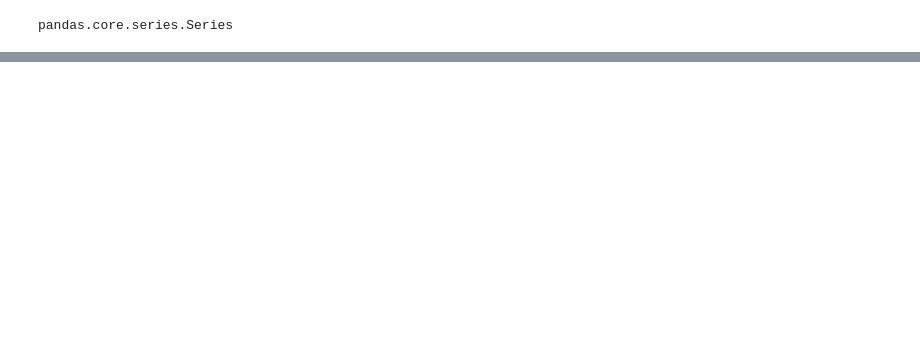
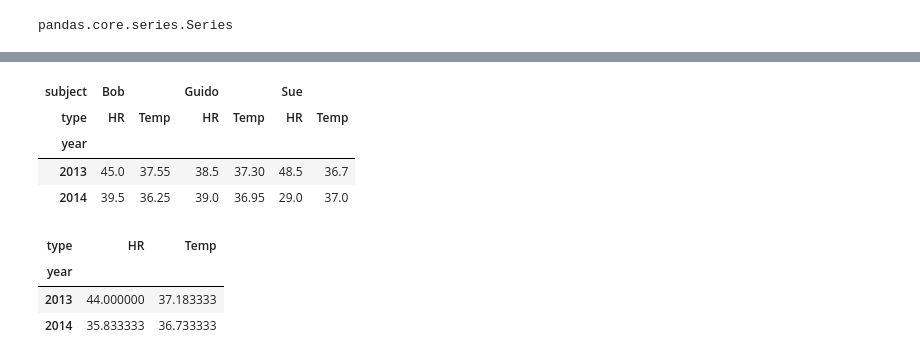
Before and after one commit to sangho-shin/test_code_sample, a Jupyter notebook: python_data_science/3장_계층적인덱싱.ipynb, the cells around one changed output, grey strips where cells are left out. Cells and saved outputs as stored; diff of their text form; code cells hidden in the pictures; blank space fills up the shorter version.

```diff
--- a/python_data_science/3장_계층적인덱싱.ipynb
+++ b/python_data_science/3장_계층적인덱싱.ipynb
@@ -309,0 +352,16 @@ health_data.loc[idx[:, 1], idx[:, 'HR']]
+# %%
+data_mean = health_data.mean(level='year')
+data_mean
+# %% [output]
+| subject | Bob |  | Guido |  | Sue |  |
+| type | HR | Temp | HR | Temp | HR | Temp |
+| year |  |  |  |  |  |  |
+| 2013 | 45.0 | 37.55 | 38.5 | 37.30 | 48.5 | 36.7 |
+| 2014 | 39.5 | 36.25 | 39.0 | 36.95 | 29.0 | 37.0 |
+# %%
+data_mean.mean(axis=1, level='type')
+# %% [output]
+| type | HR | Temp |
+| year |  |  |
+| 2013 | 44.000000 | 37.183333 |
+| 2014 | 35.833333 | 36.733333 |
```
Also changed, not shown: parts of 15 cells of this notebook, 10 other files.
